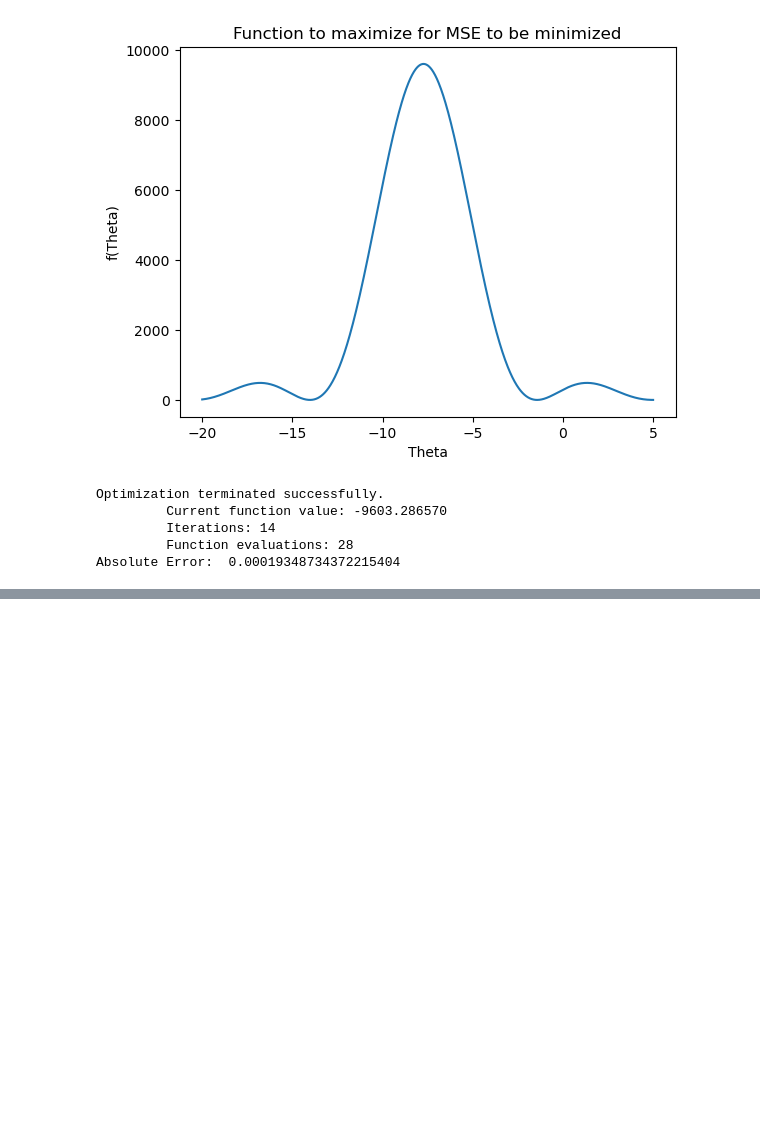
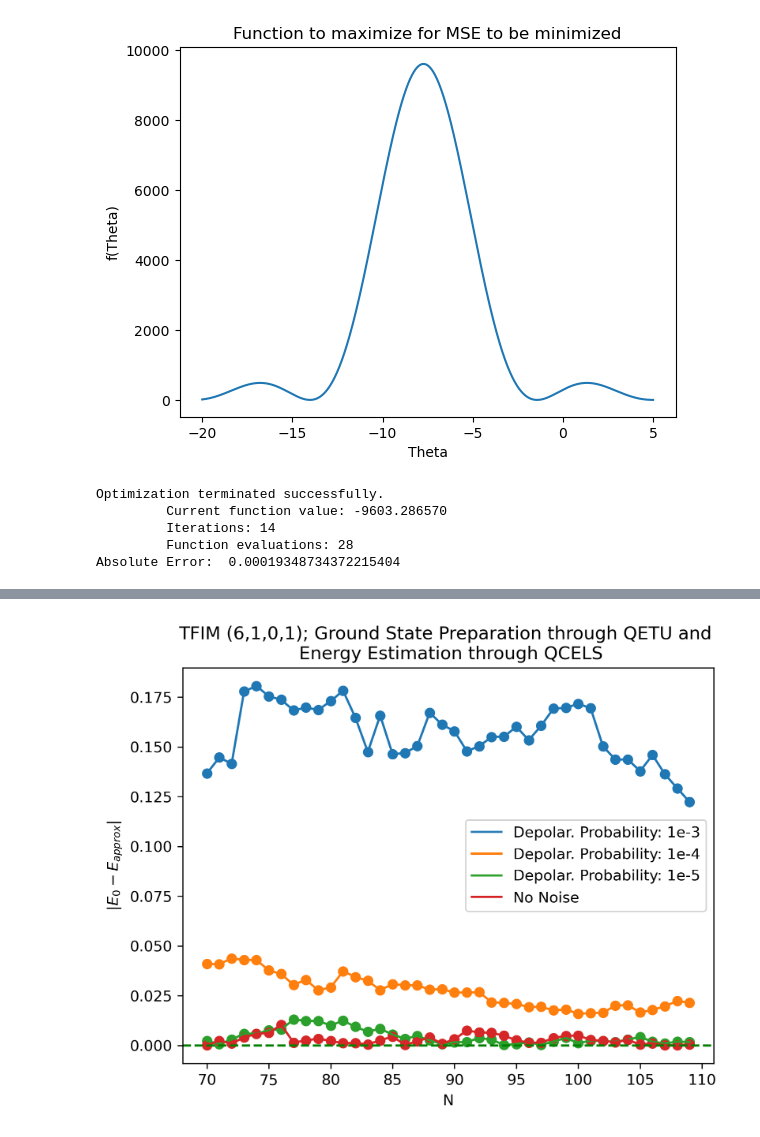
Before and after one commit to erenaykrcn/qetu, a Jupyter notebook: examples/QPE/QPE-Compact.ipynb, the cells around one changed output, grey strips where cells are left out. Cells and saved outputs as stored; diff of their text form; code cells hidden in the pictures; blank space fills up the shorter version.

```diff
--- a/examples/QPE/QPE-Compact.ipynb
+++ b/examples/QPE/QPE-Compact.ipynb
@@ -341,0 +364,4 @@ Optimization terminated successfully.
+# %%
+phase_estimates_bm_1e5, phase_exacts_bm_1e5 = qc_estimate_phases(L, J, g, qc_qetu_RQC, eigenvalues_sort,
+                                                tau=0.01, N=125, shots=1e3,
+                                                depolarizing_error=1e-5, rqc=False, coeffs=coeffs)
@@ -341,0 +386,4 @@ Optimization terminated successfully.
+# %%
+phase_estimates_bm_1e5 = np.array(phase_estimates_bm_1e5)
+theta0_bm_1e5 = scipy.optimize.fmin(lambda theta: -f(theta, phase_estimates_bm_1e5), -7)
+print(f"Blanes-Moan, Depolar. Noise: 1e-5 ,Absolute Error: ", np.linalg.norm(theta0_bm_1e5 - eigenvalues_sort[0]))
@@ -341,0 +396,9 @@ Optimization terminated successfully.
+# %%
+# Demonstrate dataset creation for QCELS Fitting with Blanes-Moan Splitting.
+
+import rqcopt as oc
+coeffs = oc.SplittingMethod.blanes_moan().coeffs
+phase_estimates, phase_exacts = estimate_phases(L, J, g, end_state_qetu, eigenvalues_sort,
+                                                tau=0.01, N=125, shots=1e4,
+                                                depolarizing_error=0, rqc=False,
+                                                coeffs=coeffs, )
@@ -341,0 +416,6 @@ Optimization terminated successfully.
+# %%
+#errs_e2 = [np.linalg.norm(scipy.optimize.fmin(lambda theta: -f(theta, phase_estimates_bm_1e2[:n]), -7) - eigenvalues_sort[0]) for n in N]
+errs_e3 = [np.linalg.norm(scipy.optimize.fmin(lambda theta: -f(theta, phase_estimates_bm_1e3[:n]), -7) - eigenvalues_sort[0]) for n in N]
+errs_e4 = [np.linalg.norm(scipy.optimize.fmin(lambda theta: -f(theta, phase_estimates_bm_1e4[:n]), -7) - eigenvalues_sort[0]) for n in N]
+errs_e5 = [np.linalg.norm(scipy.optimize.fmin(lambda theta: -f(theta, phase_estimates_bm_1e5[:n]), -7) - eigenvalues_sort[0]) for n in N]
+errs = [np.linalg.norm(scipy.optimize.fmin(lambda theta: -f(theta, phase_estimates[:n]), -7) - eigenvalues_sort[0]) for n in N]
@@ -341,0 +440,22 @@ Optimization terminated successfully.
+# %%
+import matplotlib as mpl
+mpl.rcParams['figure.dpi'] = 300
+
+plt.xlabel("N")
+plt.ylabel(r"$ |E_{0} - E_{approx}| $")
+plt.title("TFIM (6,1,0,1); Ground State Preparation through QETU and \n Energy Estimation through QCELS")
+plt.plot(N[20:-15], errs_e3[20:-15], label="Depolar. Probability: 1e-3")
+plt.plot(N[20:-15], errs_e4[20:-15], label="Depolar. Probability: 1e-4")
+plt.plot(N[20:-15], errs_e5[20:-15], label="Depolar. Probability: 1e-5")
+plt.plot(N[20:-15], errs[20:-15], label="No Noise")
+plt.axhline(y=0, ls="--", color="green")
+
+plt.scatter(N[20:-15], errs_e3[20:-15])
+plt.scatter(N[20:-15], errs_e4[20:-15])
+plt.scatter(N[20:-15], errs_e5[20:-15])
+plt.scatter(N[20:-15], errs[20:-15])
+plt.legend()
+
+plt.savefig("../../theory/pdf/TFIM_6_QCELS_errors.pdf")
+# %% [output]
+[figure, added]
```
Also changed, not shown: parts of 26 cells of this notebook, 27 other files.
